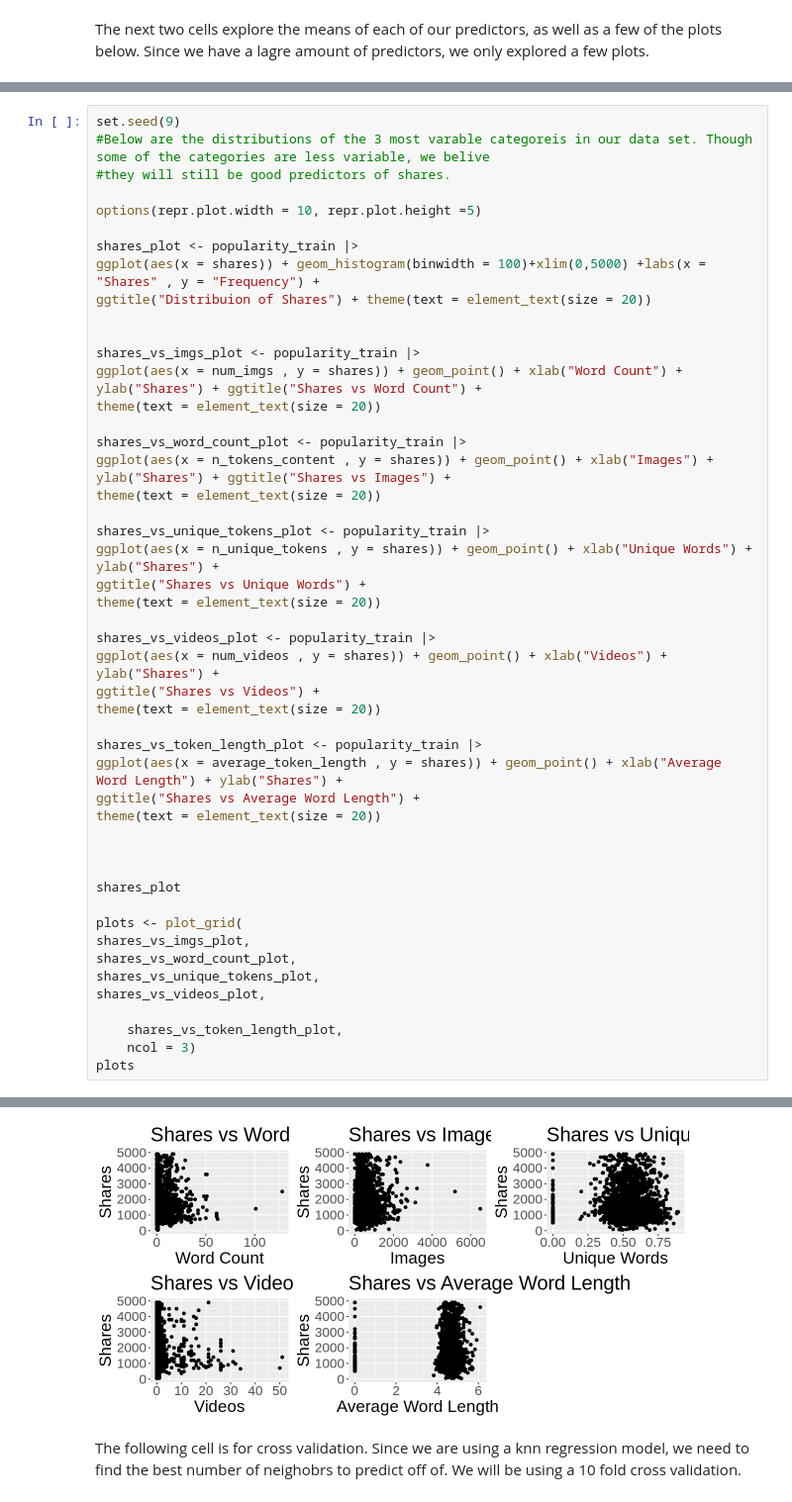
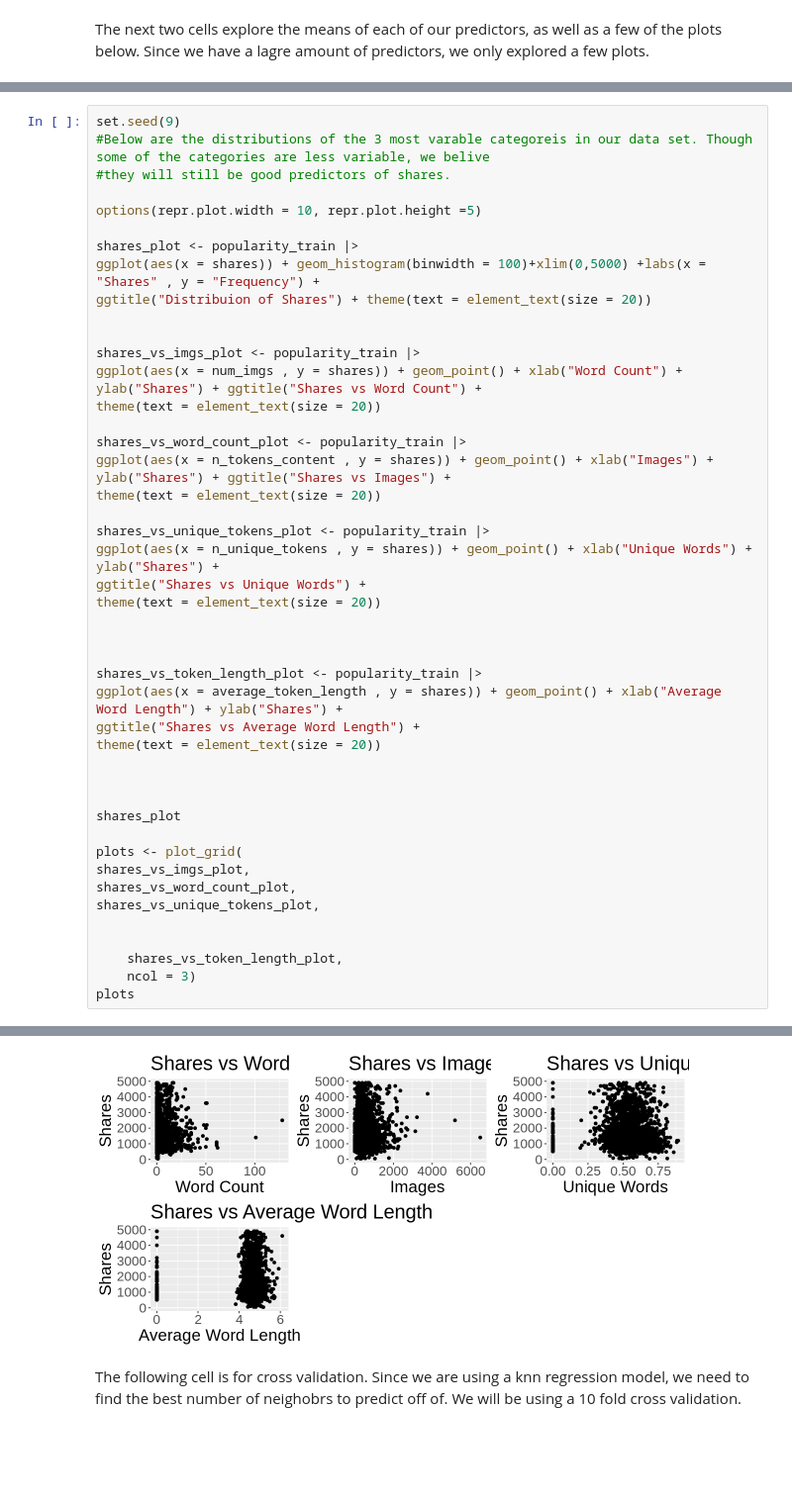
Before and after one commit to EPICxFLIPPER/Project-Report-Group-9, a Jupyter notebook: Project-Report.ipynb, the cells around one changed output, grey strips where cells are left out. Shown at 99% size. Saved outputs shown, nothing was run; the diff lists cells and outputs as text; blank space fills up the shorter version.

```diff
--- a/Project-Report.ipynb
+++ b/Project-Report.ipynb
@@ -128,39 +139,36 @@ shares_vs_word_count_plot <- popularity_train |>
 ggplot(aes(x = n_tokens_content , y = shares)) + geom_point() + xlab("Images") + ylab("Shares") + ggtitle("Shares vs Images") +
 theme(text = element_text(size = 20))
 
 shares_vs_unique_tokens_plot <- popularity_train |>
 ggplot(aes(x = n_unique_tokens , y = shares)) + geom_point() + xlab("Unique Words") + ylab("Shares") +
 ggtitle("Shares vs Unique Words") +
 theme(text = element_text(size = 20))
 
-shares_vs_videos_plot <- popularity_train |>
-ggplot(aes(x = num_videos , y = shares)) + geom_point() + xlab("Videos") + ylab("Shares") +
-ggtitle("Shares vs Videos") +
-theme(text = element_text(size = 20))
+
 
 shares_vs_token_length_plot <- popularity_train |>
 ggplot(aes(x = average_token_length , y = shares)) + geom_point() + xlab("Average Word Length") + ylab("Shares") +
 ggtitle("Shares vs Average Word Length") +
 theme(text = element_text(size = 20))
 
 
 
 shares_plot
 
 plots <- plot_grid(
 shares_vs_imgs_plot,
 shares_vs_word_count_plot,
 shares_vs_unique_tokens_plot,
-shares_vs_videos_plot,
+
 
     shares_vs_token_length_plot,
     ncol = 3)
 plots
 # %% [output]
 Warning message:
 “Removed 2 rows containing missing values (geom_bar).”
 [figure]
-[figure, old version]
+[figure, new version]
 # %% [markdown]
 The following cell is for cross validation. Since we are using a knn regression model, we need to find the best number of neighobrs to predict off of. We will be using a 10 fold cross validation.
 # %%
```
Also changed, not shown: parts of 5 cells of this notebook.
